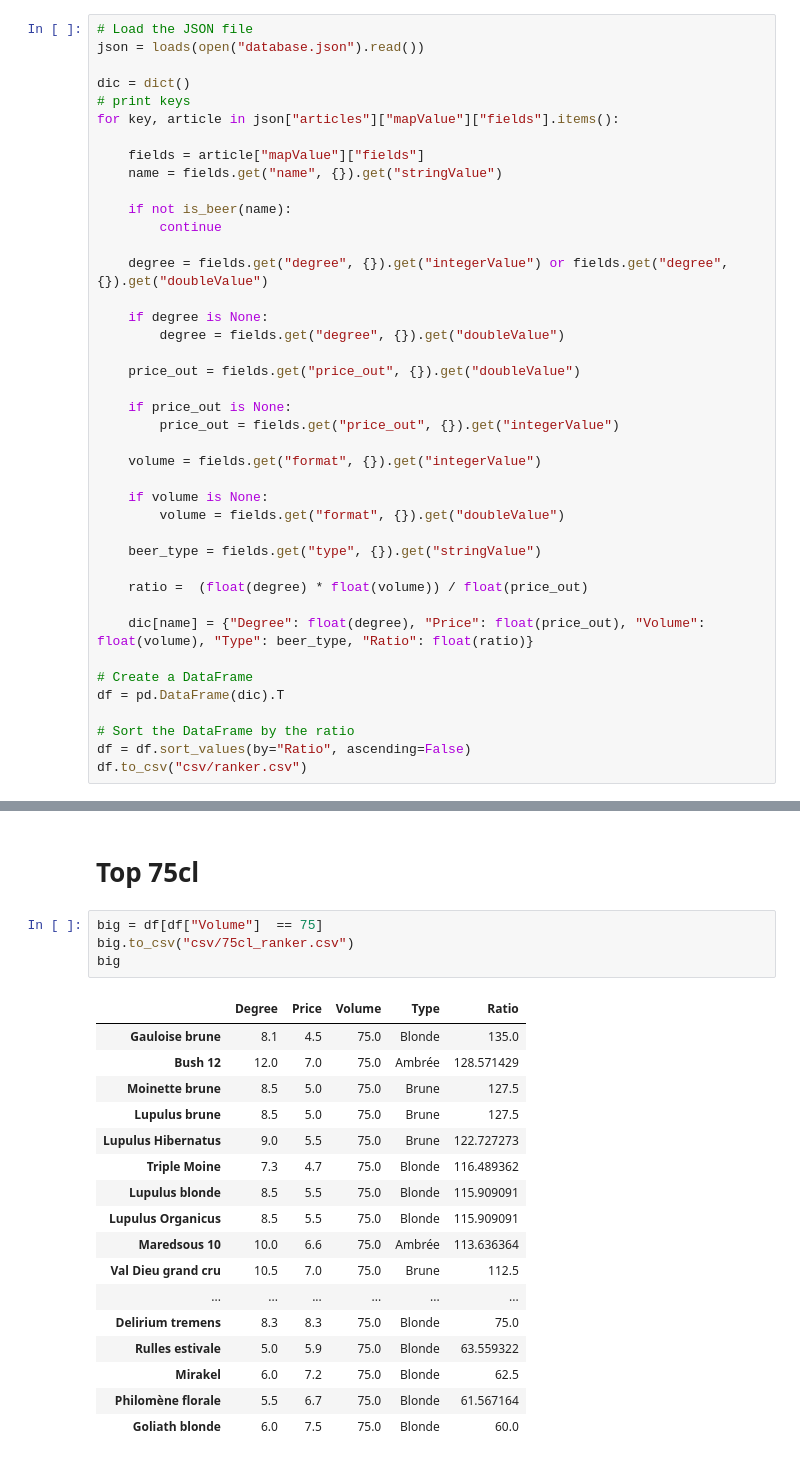
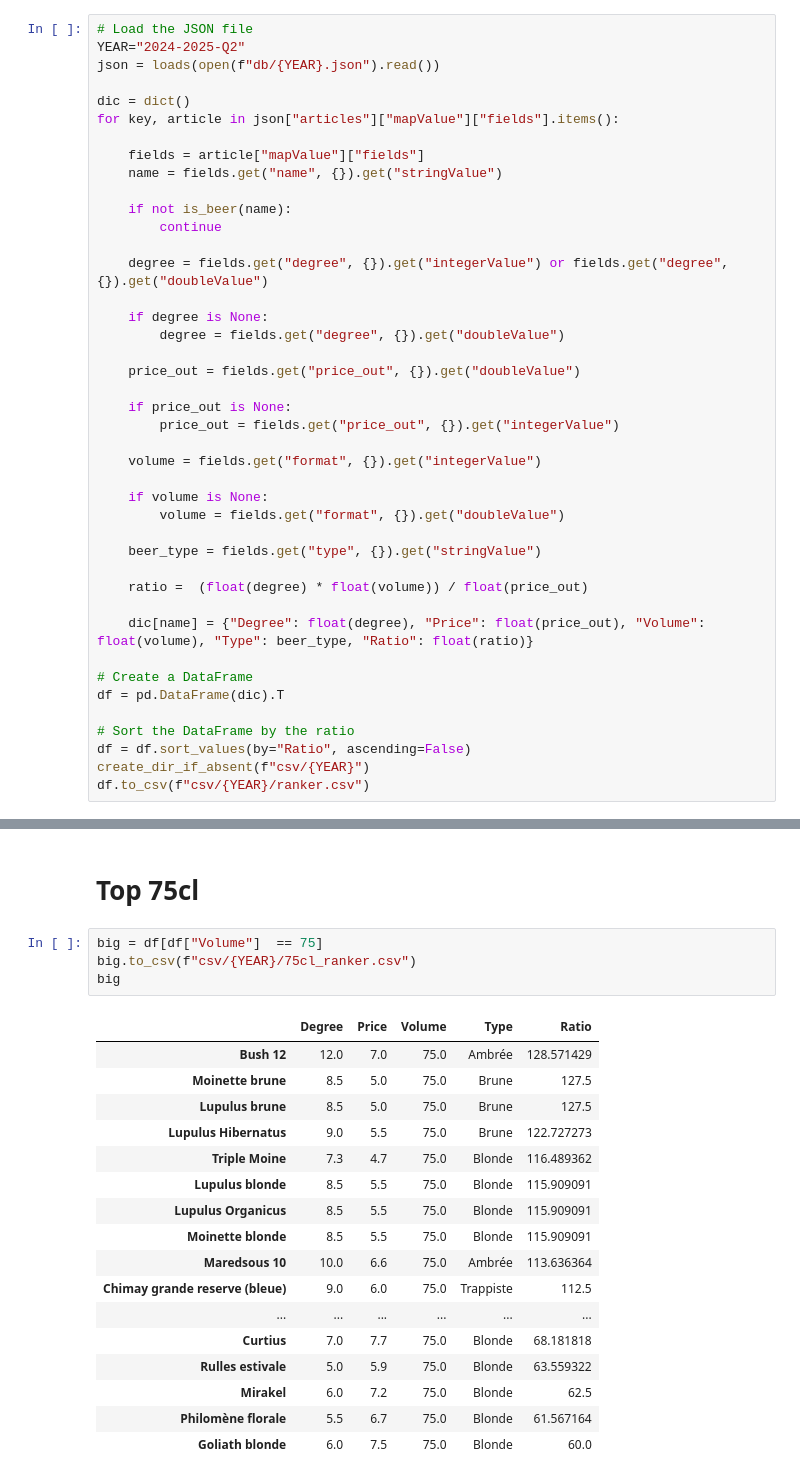
Before and after one commit to nicojmn/quinzaine-ranker, a Jupyter notebook: notebook.ipynb, the cells around one changed output, grey strips where cells are left out. Saved outputs shown, nothing was run; the diff lists cells and outputs as text.

```diff
--- a/notebook.ipynb
+++ b/notebook.ipynb
@@ -21,10 +26,10 @@ def is_beer(article_name: str) -> bool:
 # Main function
 # %%
 # Load the JSON file
-json = loads(open("database.json").read())
+YEAR="2024-2025-Q2"
+json = loads(open(f"db/{YEAR}.json").read())
 
 dic = dict()
-# print keys
 for key, article in json["articles"]["mapValue"]["fields"].items():
 
     fields = article["mapValue"]["fields"]
@@ -59,7 +64,8 @@ df = pd.DataFrame(dic).T
 
 # Sort the DataFrame by the ratio
 df = df.sort_values(by="Ratio", ascending=False)
-df.to_csv("csv/ranker.csv")
+create_dir_if_absent(f"csv/{YEAR}")
+df.to_csv(f"csv/{YEAR}/ranker.csv")
 # %% [markdown]
 # Top 20, any type of beer
 # %%
@@ -223,11 +229,10 @@ white_beers
 # Top 75cl
 # %%
 big = df[df["Volume"]  == 75]
-big.to_csv("csv/75cl_ranker.csv")
+big.to_csv(f"csv/{YEAR}/75cl_ranker.csv")
 big
 # %% [output]
 |  | Degree | Price | Volume | Type | Ratio |
-| Gauloise brune | 8.1 | 4.5 | 75.0 | Blonde | 135.0 |
 | Bush 12 | 12.0 | 7.0 | 75.0 | Ambrée | 128.571429 |
 | Moinette brune | 8.5 | 5.0 | 75.0 | Brune | 127.5 |
 | Lupulus brune | 8.5 | 5.0 | 75.0 | Brune | 127.5 |
@@ -235,10 +240,11 @@ big
 | Triple Moine | 7.3 | 4.7 | 75.0 | Blonde | 116.489362 |
 | Lupulus blonde | 8.5 | 5.5 | 75.0 | Blonde | 115.909091 |
 | Lupulus Organicus | 8.5 | 5.5 | 75.0 | Blonde | 115.909091 |
+| Moinette blonde | 8.5 | 5.5 | 75.0 | Blonde | 115.909091 |
 | Maredsous 10 | 10.0 | 6.6 | 75.0 | Ambrée | 113.636364 |
-| Val Dieu grand cru | 10.5 | 7.0 | 75.0 | Brune | 112.5 |
+| Chimay grande reserve (bleue) | 9.0 | 6.0 | 75.0 | Trappiste | 112.5 |
 | ... | ... | ... | ... | ... | ... |
-| Delirium tremens | 8.3 | 8.3 | 75.0 | Blonde | 75.0 |
+| Curtius | 7.0 | 7.7 | 75.0 | Blonde | 68.181818 |
 | Rulles estivale | 5.0 | 5.9 | 75.0 | Blonde | 63.559322 |
 | Mirakel | 6.0 | 7.2 | 75.0 | Blonde | 62.5 |
 | Philomène florale | 5.5 | 6.7 | 75.0 | Blonde | 61.567164 |
```
Also changed, not shown: parts of 8 cells of this notebook, 25 other files.
